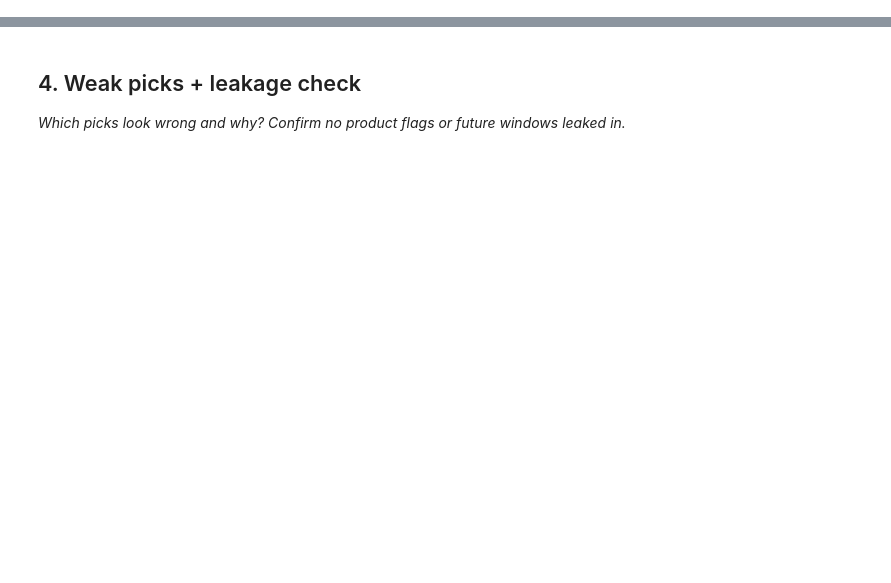
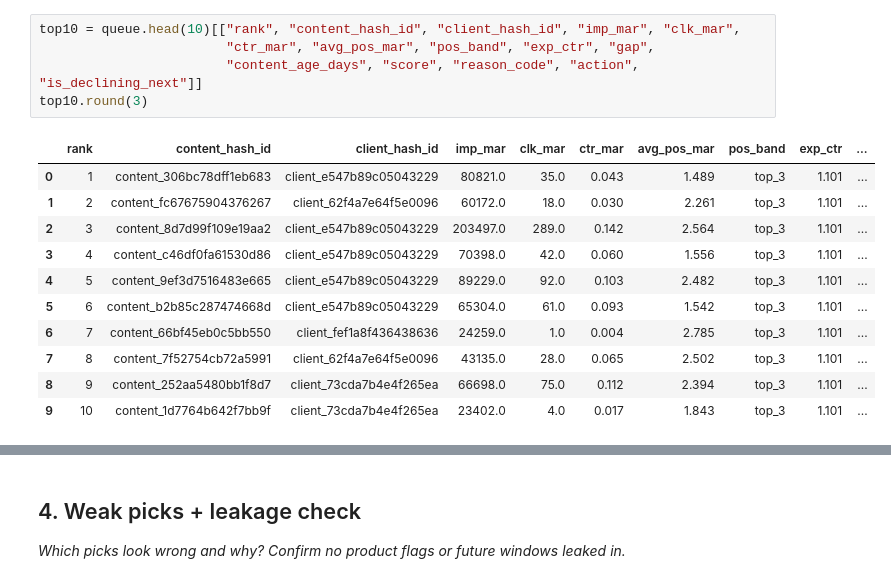
Before and after one commit to Akash0-0/InternShip_Task01, a Jupyter notebook: work/notebooks/w04_baseline_score.ipynb, the cells around one changed output, grey strips where cells are left out. Drawn from its saved outputs; the diff is of its cells as text; blank space fills up the shorter version.

Commit message:
ML-07: baseline action score + top-10 review — signal checks (CTR-vs-position CONFIRMED, staleness MIXED), transparent needs_ctr_fix-style rule, ranked queue, metrics receipt

```diff
--- a/work/notebooks/w04_baseline_score.ipynb
+++ b/work/notebooks/w04_baseline_score.ipynb
@@ -20,0 +232,17 @@ This skeleton is yours to fill. Work the sections **in order** — each one has
+# %%
+top10 = queue.head(10)[["rank", "content_hash_id", "client_hash_id", "imp_mar", "clk_mar",
+                        "ctr_mar", "avg_pos_mar", "pos_band", "exp_ctr", "gap",
+                        "content_age_days", "score", "reason_code", "action", "is_declining_next"]]
+top10.round(3)
+# %% [output]
+|  | rank | content_hash_id | client_hash_id | imp_mar | clk_mar | ctr_mar | avg_pos_mar | pos_band | exp_ctr | ... |
+| 0 | 1 | content_306bc78dff1eb683 | client_e547b89c05043229 | 80821.0 | 35.0 | 0.043 | 1.489 | top_3 | 1.101 | ... |
+| 1 | 2 | content_fc67675904376267 | client_62f4a7e64f5e0096 | 60172.0 | 18.0 | 0.030 | 2.261 | top_3 | 1.101 | ... |
+| 2 | 3 | content_8d7d99f109e19aa2 | client_e547b89c05043229 | 203497.0 | 289.0 | 0.142 | 2.564 | top_3 | 1.101 | ... |
+| 3 | 4 | content_c46df0fa61530d86 | client_e547b89c05043229 | 70398.0 | 42.0 | 0.060 | 1.556 | top_3 | 1.101 | ... |
+| 4 | 5 | content_9ef3d7516483e665 | client_e547b89c05043229 | 89229.0 | 92.0 | 0.103 | 2.482 | top_3 | 1.101 | ... |
+| 5 | 6 | content_b2b85c287474668d | client_e547b89c05043229 | 65304.0 | 61.0 | 0.093 | 1.542 | top_3 | 1.101 | ... |
+| 6 | 7 | content_66bf45eb0c5bb550 | client_fef1a8f436438636 | 24259.0 | 1.0 | 0.004 | 2.785 | top_3 | 1.101 | ... |
+| 7 | 8 | content_7f52754cb72a5991 | client_62f4a7e64f5e0096 | 43135.0 | 28.0 | 0.065 | 2.502 | top_3 | 1.101 | ... |
+| 8 | 9 | content_252aa5480bb1f8d7 | client_73cda7b4e4f265ea | 66698.0 | 75.0 | 0.112 | 2.394 | top_3 | 1.101 | ... |
+| 9 | 10 | content_1d7764b642f7bb9f | client_73cda7b4e4f265ea | 23402.0 | 4.0 | 0.017 | 1.843 | top_3 | 1.101 | ... |
```
Also changed, not shown: parts of 20 cells of this notebook, 1 other file.
